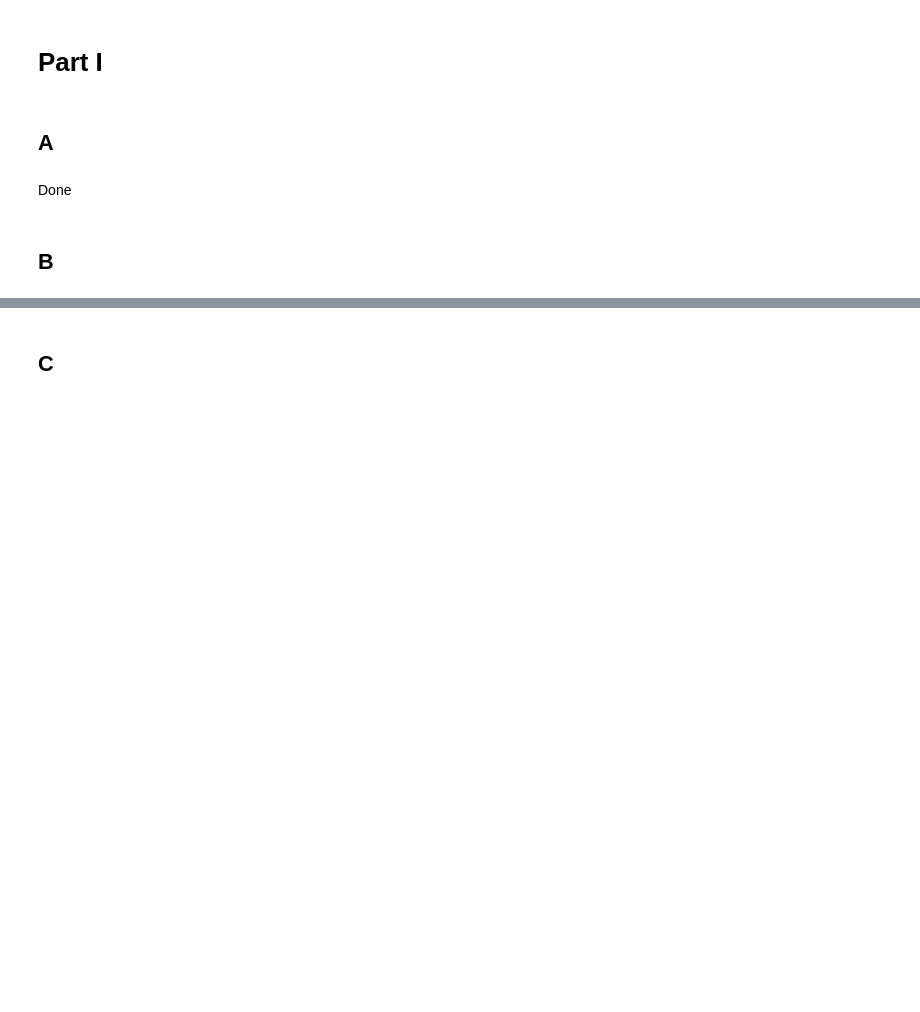
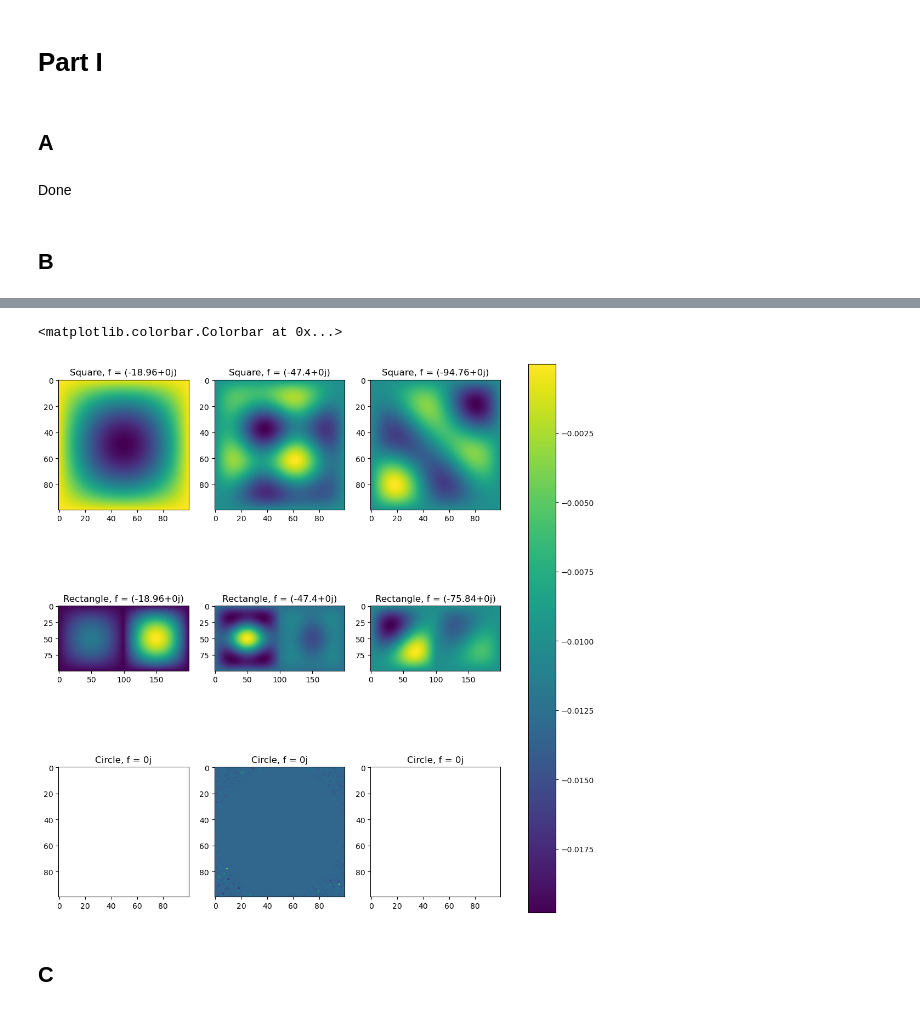
Before and after one commit to JuanSandalinas/Scientific-Computing, a Jupyter notebook: Set 3/Questions.ipynb, the cells around one changed output, grey strips where cells are left out. Saved outputs shown, nothing was run; the diff lists cells and outputs as text; code cells hidden in the pictures; blank space fills up the shorter version.

```diff
--- a/Set 3/Questions.ipynb
+++ b/Set 3/Questions.ipynb
@@ -157,2 +211,55 @@ Done
+# %%
+N = 100
+L = 1
+k = 10
+
+square = SimulationGrid(L,N,k, _type = 'Square')
+
+rectangle = SimulationGrid(L,N,k, _type = 'Rectangle')
+
+circle = SimulationGrid(L,N,k, _type = 'Circle')
+# %%
+fig,axs = plt.subplots(3,3, figsize = (13,13))
+axs = axs.flatten()
+r = 2
+
+msq = 0
+mrc = 0
+mci = 0
+
+axs[0].imshow(square.eigenvectors[:,msq].reshape(N,N))
+axs[0].set_title(f'Square, f = {np.round(square.eigenvalues[m],2)}')
+
+axs[1].imshow(square.eigenvectors[:,msq - r].reshape(N,N))
+axs[1].set_title(f'Square, f = {np.round(square.eigenvalues[m + r],2)}')
+
+axs[2].imshow(square.eigenvectors[:,msq - 2*r].reshape(N,N))
+axs[2].set_title(f'Square, f = {np.round(square.eigenvalues[m + 2*r],2)}')
+
+
+axs[3].imshow(rectangle.eigenvectors[:,mrc].reshape(N,N*2))
+axs[3].set_title(f'Rectangle, f = {np.round(rectangle.eigenvalues[m],2)}')
+
+axs[4].imshow(rectangle.eigenvectors[:,mrc - r].reshape(N,N*2))
+axs[4].set_title(f'Rectangle, f = {np.round(rectangle.eigenvalues[m + r],2)}')
+
+axs[5].imshow(rectangle.eigenvectors[:,mrc - 2*r].reshape(N,N*2))
+axs[5].set_title(f'Rectangle, f = {np.round(rectangle.eigenvalues[m + 2*r],2)}')
+
+
+
+axs[6].imshow(circle.eigenvectors[:,mci].reshape(N,N))
+axs[6].set_title(f'Circle, f = {np.round(circle.eigenvalues[m],2)}')
+
+axs[7].imshow(circle.eigenvectors[:,mci - r].reshape(N,N))
+axs[7].set_title(f'Circle, f = {np.round(circle.eigenvalues[m + r],2)}')
+
+axs[8].imshow(circle.eigenvectors[:,mci - 2*r].reshape(N,N))
+axs[8].set_title(f'Circle, f = {np.round(circle.eigenvalues[m + 2*r],2)}')
+
+fig.colorbar(axs[0].imshow(square.eigenvectors[:, msq].reshape(N, N)), ax=axs, orientation='vertical')
+# %% [output]
+<matplotlib.colorbar.Colorbar at 0x...>
+[figure, added]
 # %% [markdown]
 ## C
```
Also changed, not shown: parts of 11 cells of this notebook, 1 other file.
